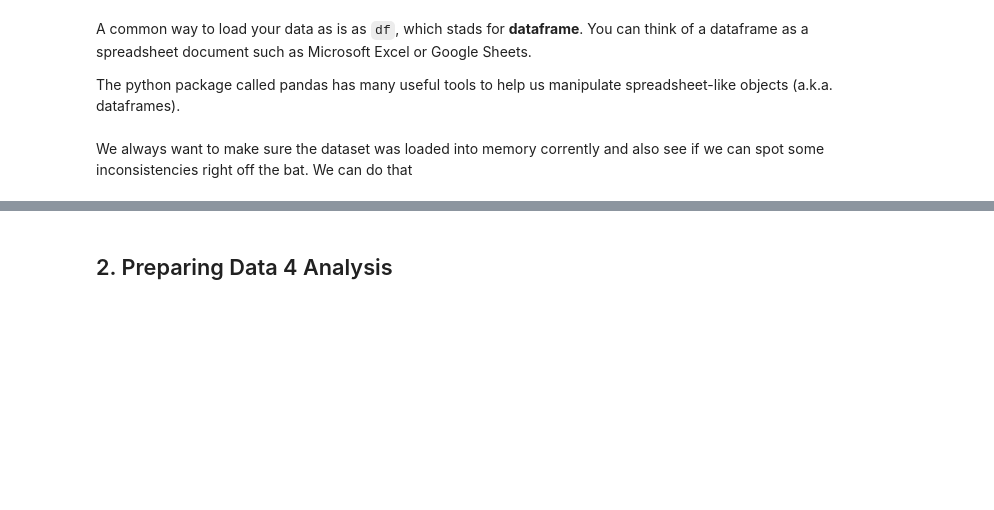
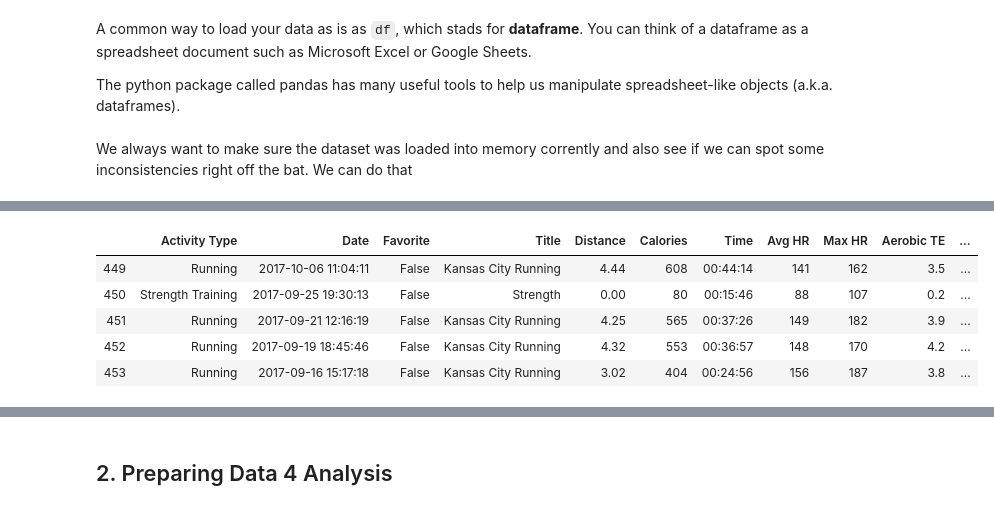
Before and after one commit to ramonpzg/codevelop-march-2020, a Jupyter notebook: analysis_dev.ipynb, the cells around one changed output, grey strips where cells are left out. Saved outputs shown, nothing was run; the diff lists cells and outputs as text; code cells hidden in the pictures; blank space fills up the shorter version.

```diff
--- a/analysis_dev.ipynb
+++ b/analysis_dev.ipynb
@@ -35,3 +35,12 @@ df.head()
+# %%
+df.tail()
+# %% [output]
+|  | Activity Type | Date | Favorite | Title | Distance | Calories | Time | Avg HR | Max HR | Aerobic TE | ... |
+| 449 | Running | 2017-10-06 11:04:11 | False | Kansas City Running | 4.44 | 608 | 00:44:14 | 141 | 162 | 3.5 | ... |
+| 450 | Strength Training | 2017-09-25 19:30:13 | False | Strength | 0.00 | 80 | 00:15:46 | 88 | 107 | 0.2 | ... |
+| 451 | Running | 2017-09-21 12:16:19 | False | Kansas City Running | 4.25 | 565 | 00:37:26 | 149 | 182 | 3.9 | ... |
+| 452 | Running | 2017-09-19 18:45:46 | False | Kansas City Running | 4.32 | 553 | 00:36:57 | 148 | 170 | 4.2 | ... |
+| 453 | Running | 2017-09-16 15:17:18 | False | Kansas City Running | 3.02 | 404 | 00:24:56 | 156 | 187 | 3.8 | ... |
 # %%
 df.shape
 # %% [output]
```
Also changed, not shown: parts of 8 cells of this notebook, 2 other files.
